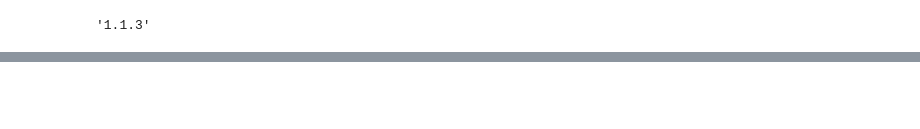
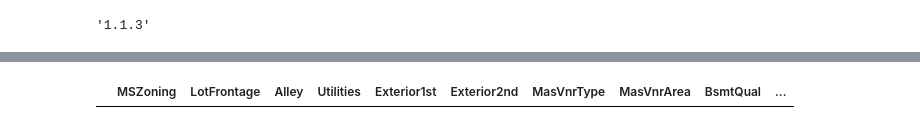
Before and after one commit to leonghchan/group-project, a Jupyter notebook: leon-eda.ipynb, the cells around one changed output, grey strips where cells are left out. Cells and saved outputs as stored; diff of their text form; code cells hidden in the pictures; blank space fills up the shorter version.

```diff
--- a/leon-eda.ipynb
+++ b/leon-eda.ipynb
@@ -28,0 +110,9 @@ train.head()
+# %%
+null_cols = all_features.columns[all_features.isnull().any()] # returns list of columns with null values.
+all_features[null_cols] # returns df consisting only of columns with null values.
+
+all_features[null_cols].isnull().all(axis = 1) # boolean: returns True for rows with missing values for all columns.
+
+all_features[null_cols][all_features[null_cols].isnull().all(axis  = 1)] # returns df with rows which have null valules for all columns.
+# %% [output]
+|  | MSZoning | LotFrontage | Alley | Utilities | Exterior1st | Exterior2nd | MasVnrType | MasVnrArea | BsmtQual | ... |
```
Also changed, not shown: parts of 24 cells of this notebook, 1 other file.
